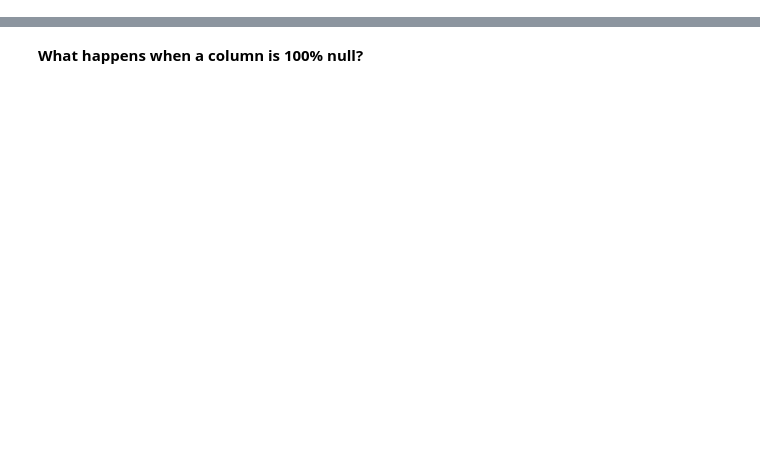
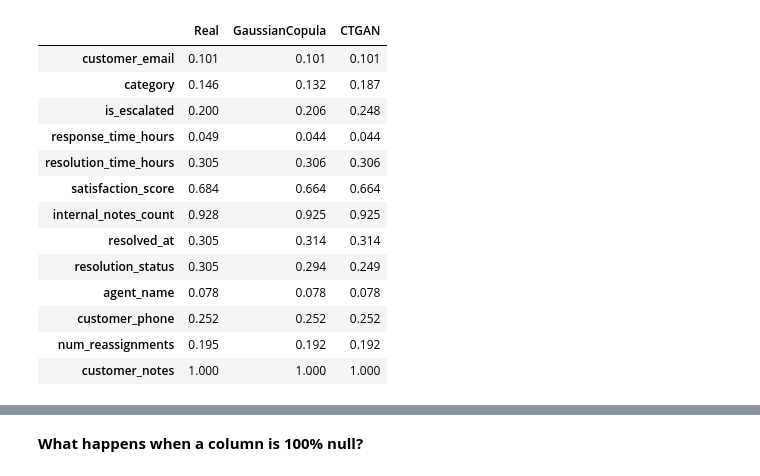
Before and after one commit to datacebo/datacebo-cookbook, a Jupyter notebook: tutorials/null_values/interesting_cases_with_null_values.ipynb, the cells around one changed output, grey strips where cells are left out. Cells and saved outputs as stored; diff of their text form; code cells hidden in the pictures; blank space fills up the shorter version.

```diff
--- a/tutorials/null_values/interesting_cases_with_null_values.ipynb
+++ b/tutorials/null_values/interesting_cases_with_null_values.ipynb
@@ -10,0 +11,30 @@ We'll load our demo dataset and fit a default synthesizer that we can reference
+# %%
+import pandas as pd
+import numpy as np
+import warnings
+warnings.filterwarnings('ignore')
+
+from sdv.datasets.demo import download_demo
+from sdv.single_table import GaussianCopulaSynthesizer
+from rdt.transformers.pii import AnonymizedFaker
+from rdt.transformers.numerical import FloatFormatter
+from rdt.transformers.datetime import UnixTimestampEncoder
+
+data, metadata = download_demo(
+    modality='single_table',
+    dataset_name='null_values_demo_dataset'
+)
+
+def phone_transformer():
+    return {'customer_phone': AnonymizedFaker(
+        provider_name='phone_number', function_name='phone_number'
+    )}
+
+synthesizer = GaussianCopulaSynthesizer(metadata)
+synthesizer.auto_assign_transformers(data)
+synthesizer.update_transformers(phone_transformer())
+synthesizer.fit(data)
+synthetic_data = synthesizer.sample(num_rows=2000)
+
+print(f'Dataset: {data.shape[0]} rows, {data.shape[1]} columns')
+print(f'Columns with nulls: {data.isnull().any().sum()}')
@@ -10,0 +50,30 @@ We'll load our demo dataset and fit a default synthesizer that we can reference
+# %%
+from sdv.single_table import CTGANSynthesizer
+
+ctgan = CTGANSynthesizer(metadata, epochs=5)
+ctgan.auto_assign_transformers(data)
+ctgan.update_transformers(phone_transformer())
+ctgan.fit(data)
+ctgan_synthetic = ctgan.sample(num_rows=2000)
+
+null_compare = pd.DataFrame({
+    'Real': data.isnull().mean().round(3),
+    'GaussianCopula': synthetic_data.isnull().mean().round(3),
+    'CTGAN': ctgan_synthetic.isnull().mean().round(3),
+})
+null_compare[null_compare['Real'] > 0]
+# %% [output]
+|  | Real | GaussianCopula | CTGAN |
+| customer_email | 0.101 | 0.101 | 0.101 |
+| category | 0.146 | 0.132 | 0.187 |
+| is_escalated | 0.200 | 0.206 | 0.248 |
+| response_time_hours | 0.049 | 0.044 | 0.044 |
+| resolution_time_hours | 0.305 | 0.306 | 0.306 |
+| satisfaction_score | 0.684 | 0.664 | 0.664 |
+| internal_notes_count | 0.928 | 0.925 | 0.925 |
+| resolved_at | 0.305 | 0.314 | 0.314 |
+| resolution_status | 0.305 | 0.294 | 0.249 |
+| agent_name | 0.078 | 0.078 | 0.078 |
+| customer_phone | 0.252 | 0.252 | 0.252 |
+| num_reassignments | 0.195 | 0.192 | 0.192 |
+| customer_notes | 1.000 | 1.000 | 1.000 |
```
Also changed, not shown: parts of 37 cells of this notebook, 2 other files.
